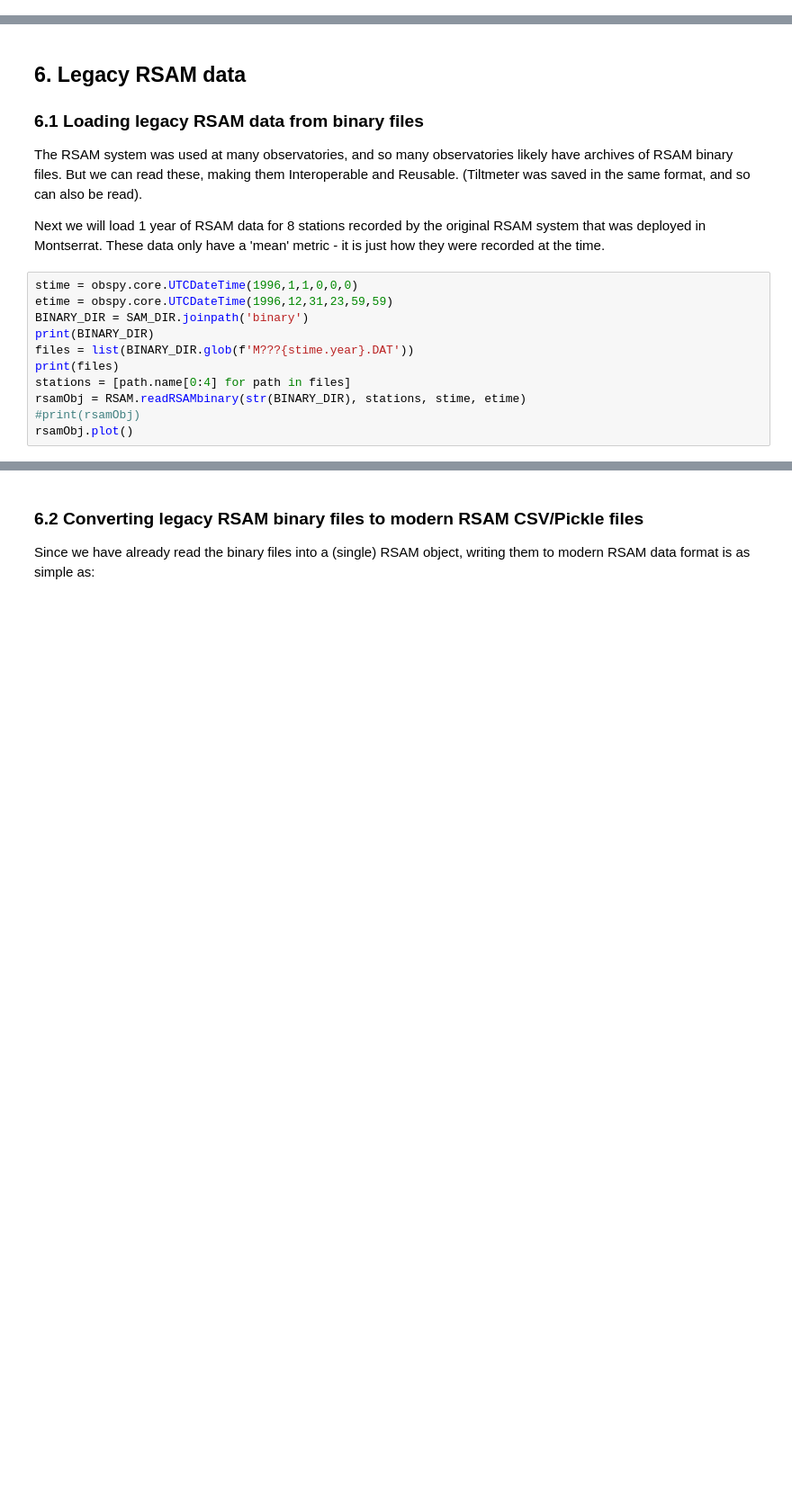
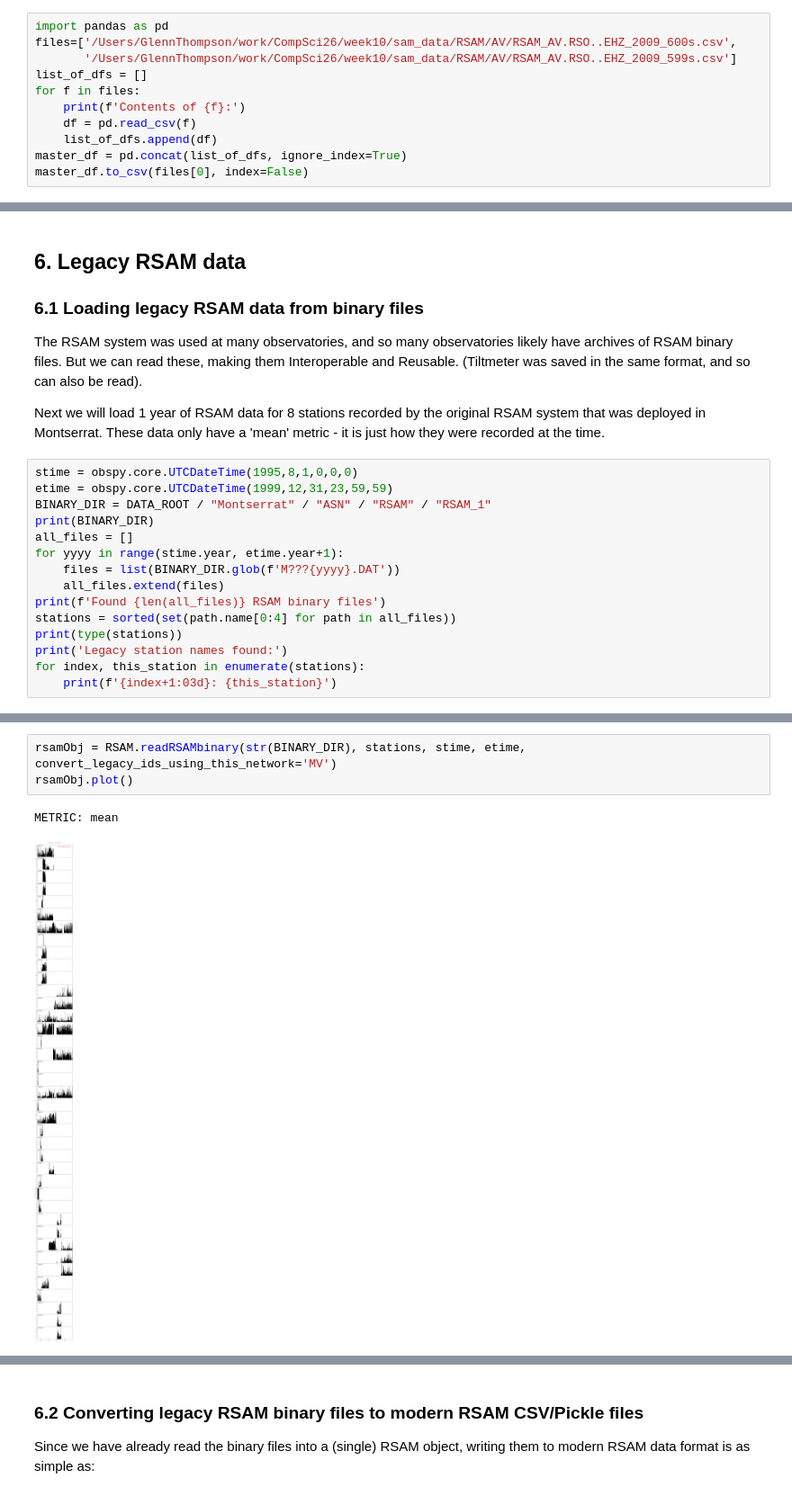
Before and after one commit to gthompson/CompSciS26, a Jupyter notebook: week10/101_RSAM.ipynb, the cells around one changed output, grey strips where cells are left out. Shown at 90% size. Cells and saved outputs as stored; diff of their text form; blank space fills up the shorter version.

```diff
--- a/week10/101_RSAM.ipynb
+++ b/week10/101_RSAM.ipynb
@@ -232,5 +363,16 @@ del mySDSclient
 # %%
 # Open a CSV file
 os.system(f'cat {SAM_DIR}/RSAM/AV/RSAM_AV.RSO..EHZ_2009_60s.csv')
+# %%
+import pandas as pd
+files=['/Users/GlennThompson/work/CompSci26/week10/sam_data/RSAM/AV/RSAM_AV.RSO..EHZ_2009_600s.csv',
+       '/Users/GlennThompson/work/CompSci26/week10/sam_data/RSAM/AV/RSAM_AV.RSO..EHZ_2009_599s.csv']
+list_of_dfs = []
+for f in files:
+    print(f'Contents of {f}:')
+    df = pd.read_csv(f)
+    list_of_dfs.append(df)
+master_df = pd.concat(list_of_dfs, ignore_index=True)
+master_df.to_csv(files[0], index=False)
 # %%
 # Read all the RSAM data back, and plot
@@ -267,13 +396,17 @@ The RSAM system was used at many observatories, and so many observatories likely
 
 Next we will load 1 year of RSAM data for 8 stations recorded by the original RSAM system that was deployed in Montserrat. These data only have a 'mean' metric - it is just how they were recorded at the time.
 # %%
-stime = obspy.core.UTCDateTime(1996,1,1,0,0,0)
-etime = obspy.core.UTCDateTime(1996,12,31,23,59,59)
-BINARY_DIR = SAM_DIR.joinpath('binary')
+stime = obspy.core.UTCDateTime(1995,8,1,0,0,0)
+etime = obspy.core.UTCDateTime(1999,12,31,23,59,59)
+BINARY_DIR = DATA_ROOT / "Montserrat" / "ASN" / "RSAM" / "RSAM_1"
 print(BINARY_DIR)
-files = list(BINARY_DIR.glob(f'M???{stime.year}.DAT'))
-print(files)
-stations = [path.name[0:4] for path in files]
-rsamObj = RSAM.readRSAMbinary(str(BINARY_DIR), stations, stime, etime)
-#print(rsamObj)
-rsamObj.plot()
+all_files = []
+for yyyy in range(stime.year, etime.year+1):
+    files = list(BINARY_DIR.glob(f'M???{yyyy}.DAT'))
+    all_files.extend(files)
+print(f'Found {len(all_files)} RSAM binary files')
+stations = sorted(set(path.name[0:4] for path in all_files))
+print(type(stations))
+print('Legacy station names found:')
+for index, this_station in enumerate(stations):
+    print(f'{index+1:03d}: {this_station}')
@@ -279,0 +435,6 @@ rsamObj.plot()
+# %%
+rsamObj = RSAM.readRSAMbinary(str(BINARY_DIR), stations, stime, etime, convert_legacy_ids_using_this_network='MV')
+rsamObj.plot()
+# %% [output]
+METRIC: mean
+[figure, added]
```
Also changed, not shown: parts of 38 cells of this notebook.
